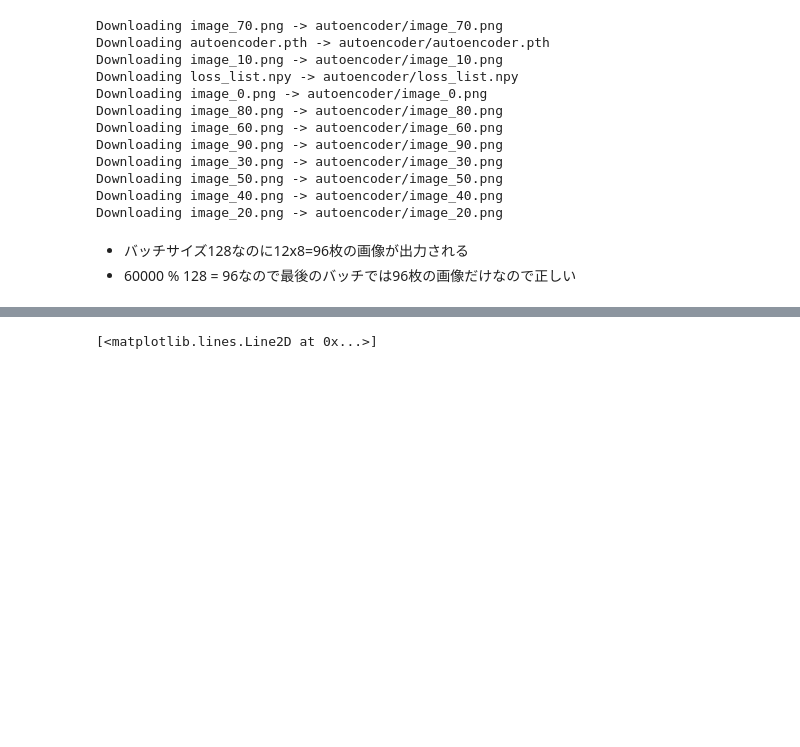
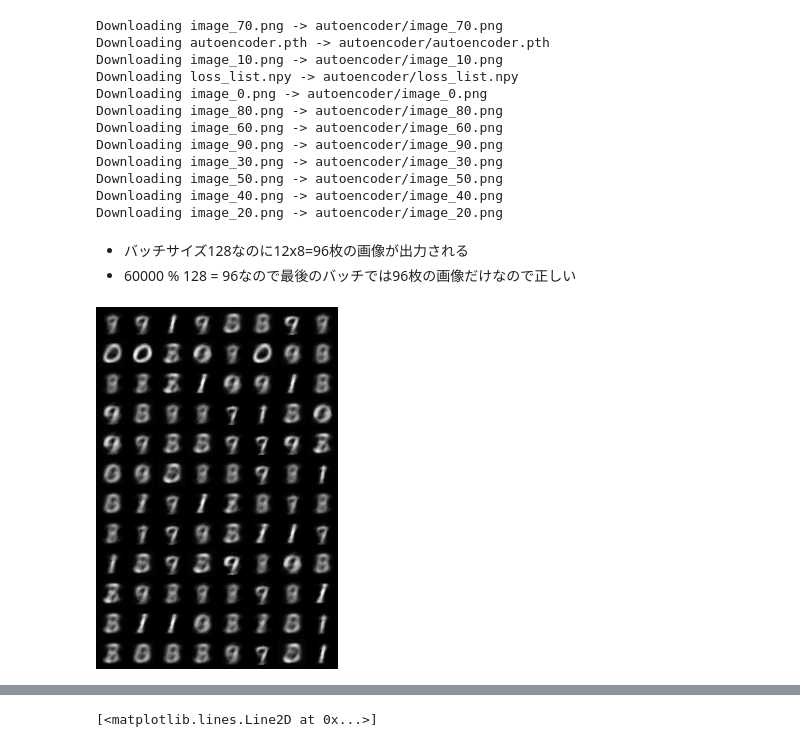
Before and after one commit to aidiary/pytorch-examples, a Jupyter notebook: notebooks/180221-autoencoder.ipynb, the cells around one changed output, grey strips where cells are left out. Drawn from its saved outputs; the diff is of its cells as text; code cells hidden in the pictures; blank space fills up the shorter version.

Commit message:
Add result images

```diff
--- a/notebooks/180221-autoencoder.ipynb
+++ b/notebooks/180221-autoencoder.ipynb
@@ -161,0 +164,4 @@ Downloading image_20.png -> autoencoder/image_20.png
+# %%
+Image('autoencoder/image_0.png')
+# %% [output]
+[figure, added]
```
Also changed, not shown: parts of 2 cells of this notebook.
